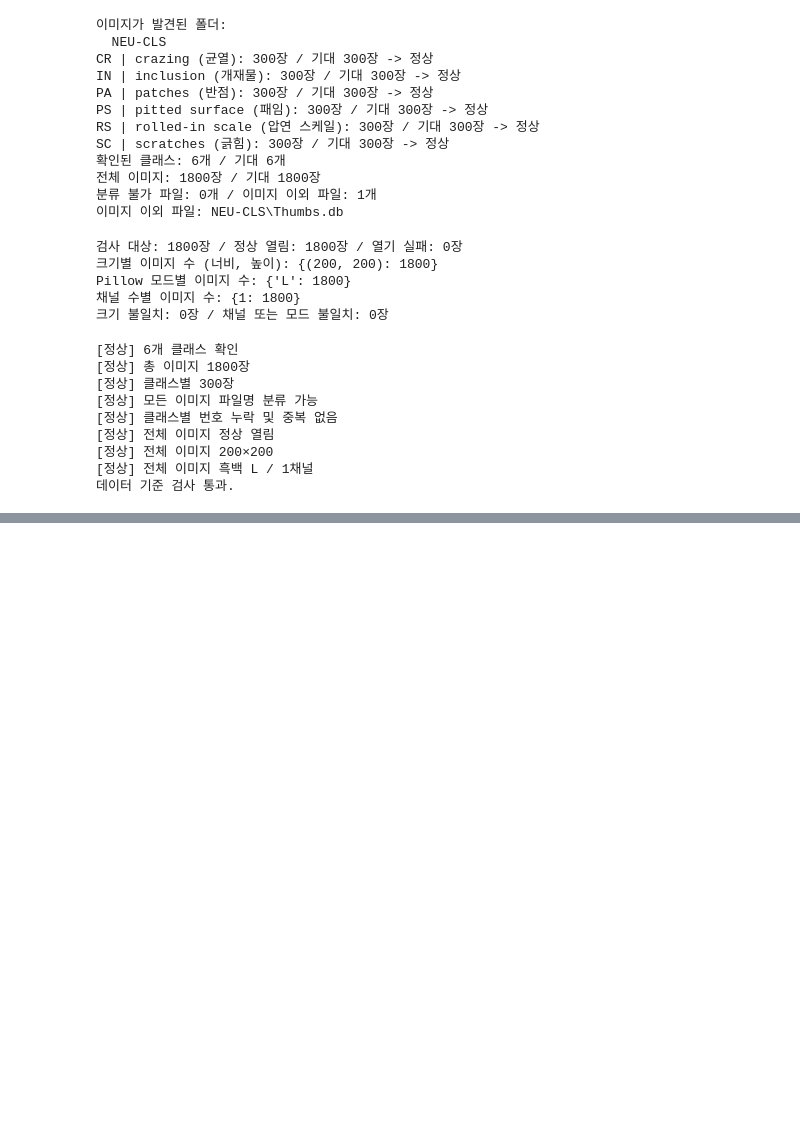
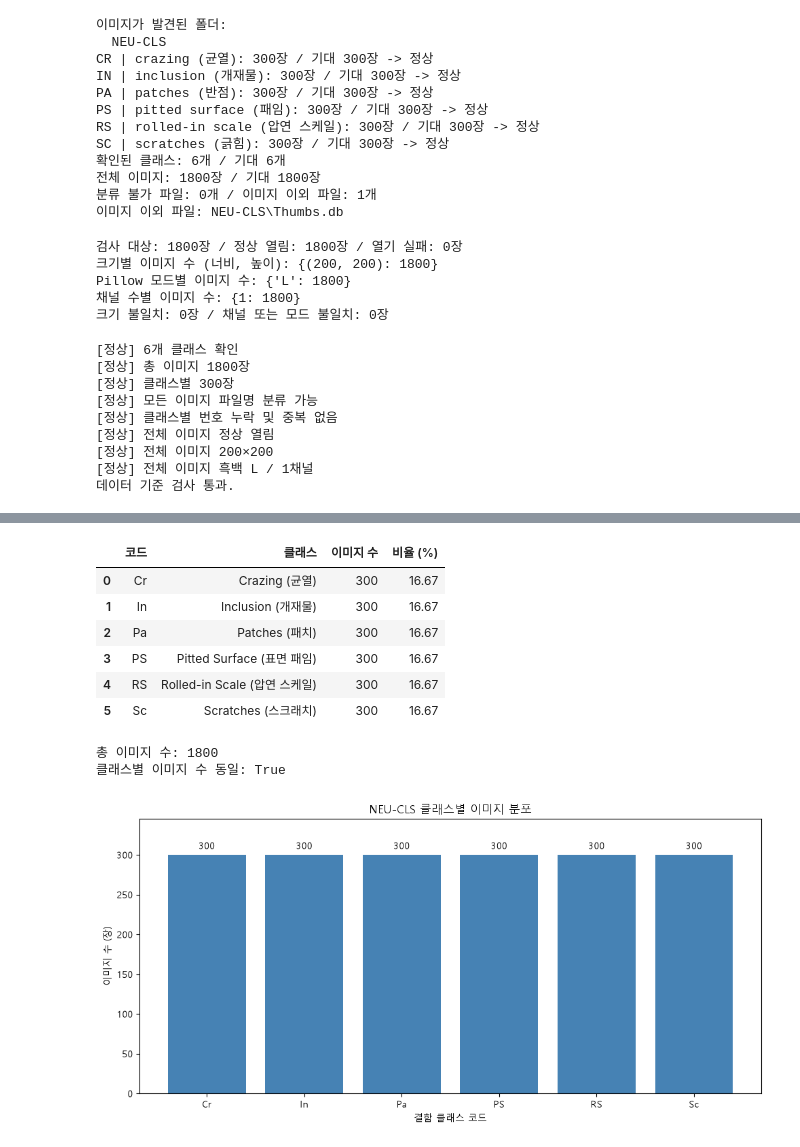
Before and after one commit to dkfjalsj/metal-surface-defect, a Jupyter notebook: metal_defect.ipynb, the cells around one changed output, grey strips where cells are left out. Cells and saved outputs as stored; diff of their text form; code cells hidden in the pictures; blank space fills up the shorter version.

```diff
--- a/metal_defect.ipynb
+++ b/metal_defect.ipynb
@@ -321,0 +358,38 @@ else:
+# %%
+# 클래스별 이미지 개수와 전체 대비 비율을 표로 정리함
+class_distribution_eda = pd.DataFrame({
+    "코드": list(class_labels_eda),
+    "클래스": list(class_labels_eda.values()),
+    "이미지 수": [len(paths) for paths in class_images_eda.values()],
+})
+class_distribution_eda["비율 (%)"] = (
+    class_distribution_eda["이미지 수"] / class_distribution_eda["이미지 수"].sum() * 100
+).round(2)
+display(class_distribution_eda)
+
+# 실제 집계값으로 클래스 균형 여부를 출력함
+print("총 이미지 수:", class_distribution_eda["이미지 수"].sum())
+print("클래스별 이미지 수 동일:", class_distribution_eda["이미지 수"].nunique() == 1)
+
+# 클래스별 막대를 그린 뒤 막대 위에 이미지 수 표시함
+fig, ax = plt.subplots(figsize=(10, 5))
+bars = ax.bar(class_distribution_eda["코드"], class_distribution_eda["이미지 수"], color="steelblue")
+ax.bar_label(bars, padding=4)
+ax.set(title="NEU-CLS 클래스별 이미지 분포", xlabel="결함 클래스 코드", ylabel="이미지 수 (장)")
+ax.set_ylim(0, class_distribution_eda["이미지 수"].max() * 1.15)
+plt.tight_layout()
+
+# 그래프를 PNG로 저장한 뒤 Notebook에 출력함
+plt.savefig(figure_dir_eda / "class_distribution.png", dpi=150, bbox_inches="tight")
+plt.show()
+# %% [output]
+|  | 코드 | 클래스 | 이미지 수 | 비율 (%) |
+| 0 | Cr | Crazing (균열) | 300 | 16.67 |
+| 1 | In | Inclusion (개재물) | 300 | 16.67 |
+| 2 | Pa | Patches (패치) | 300 | 16.67 |
+| 3 | PS | Pitted Surface (표면 패임) | 300 | 16.67 |
+| 4 | RS | Rolled-in Scale (압연 스케일) | 300 | 16.67 |
+| 5 | Sc | Scratches (스크래치) | 300 | 16.67 |
+총 이미지 수: 1800
+클래스별 이미지 수 동일: True
+[figure, added]
```
Also changed, not shown: parts of 5 cells of this notebook, 3 other files.
